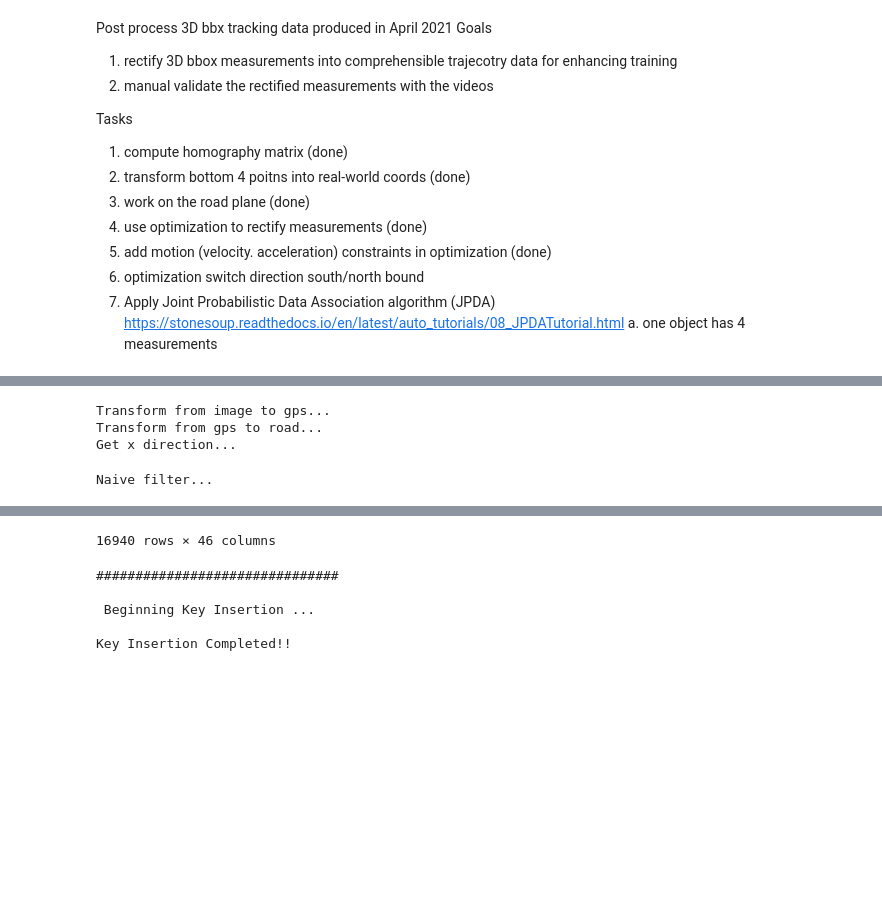
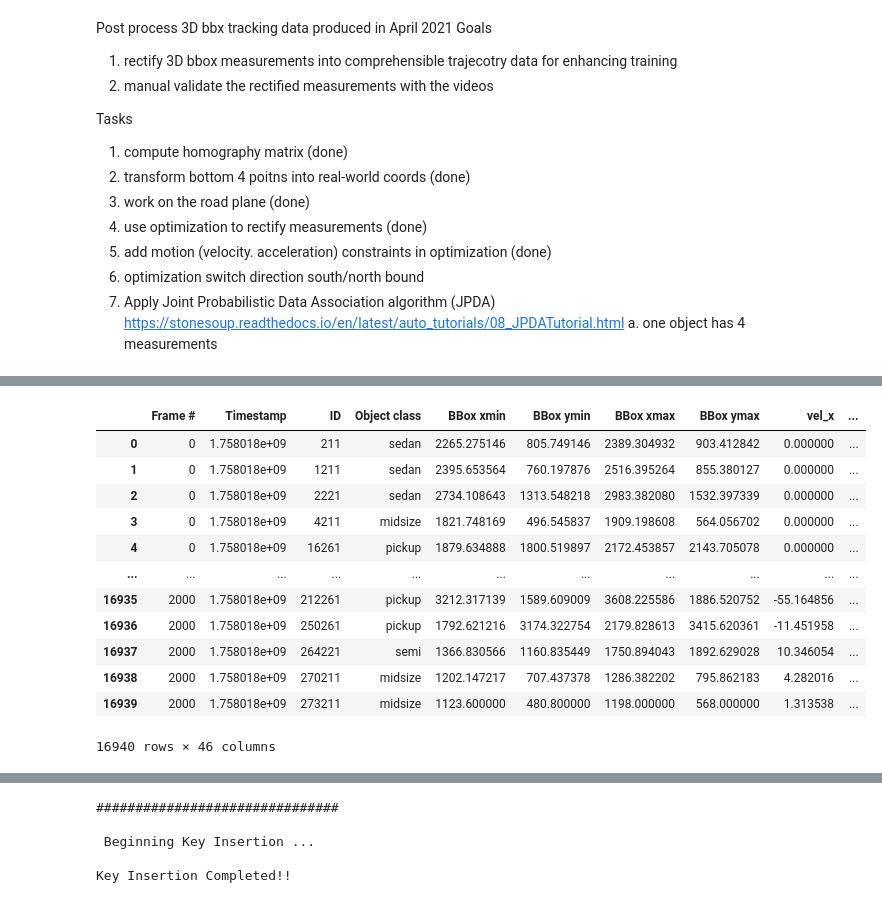
Before and after one commit to yanb514/I24-postprocessing, a Jupyter notebook: I24_3D_rectification.ipynb, the cells around one changed output, grey strips where cells are left out. Saved outputs shown, nothing was run; the diff lists cells and outputs as text; code cells hidden in the pictures; blank space fills up the shorter version.

Commit message:
waiting for transformation to be fixed

```diff
--- a/I24_3D_rectification.ipynb
+++ b/I24_3D_rectification.ipynb
@@ -30,24 +36,33 @@ import numpy.linalg as LA
 # %%
 data_path = pathlib.Path().absolute().joinpath('../2D-3D May 2021')
-file_name = data_path.joinpath('record_p2c1_00001_track_outputs_corrected_3D.csv')
+file_name = data_path.joinpath('rectified/rectified_record_p2c1_00001_track_outputs_corrected_3D.csv')
 df = utils.read_data(file_name,0)
 
-path_vpts = data_path.joinpath('camera_calibration_points_I24_validation_system.csv')
-print('Transform from image to gps...')
-df = utils.img_to_gps(df, 'P2C1', path_vpts) # P1C4 good
-A = [36.004654, -86.609976] # south west side, so that x, y coords obey counterclockwise
-B = [36.002114, -86.607129]
-print('Transform from gps to road...')
-df = utils.gps_to_road_df(df,A,B)
-print('Get x direction...')
-df = utils.get_x_direction(df)
-print('Naive filter...')
-df = utils.naive_filter_3D(df)
-# df = df[df['direction']>0]
-xmin,xmax,ymin,ymax = utils.get_xy_minmax(df)
+# path_vpts = data_path.joinpath('camera_calibration_points_I24_validation_system.csv')
+# print('Transform from image to gps...')
+# df = utils.img_to_gps(df, 'P2C1', path_vpts) # transform from pixel to gps coordinates
+# A = [36.004654, -86.609976] # south west side, so that x, y coords obey counterclockwise
+# B = [36.002114, -86.607129]
+# print('Transform from gps to road...')
+# df = utils.gps_to_road_df(df)
+# print('Get x direction...')
+# df = utils.get_x_direction(df)
+# print('Naive filter...')
+# df = utils.naive_filter_3D(df)
+# # df = df[df['direction']>0]
+# xmin,xmax,ymin,ymax = utils.get_xy_minmax(df)
 df
 # %% [output]
+|  | Frame # | Timestamp | ID | Object class | BBox xmin | BBox ymin | BBox xmax | BBox ymax | vel_x | ... |
+| 0 | 0 | 1.758018e+09 | 211 | sedan | 2265.275146 | 805.749146 | 2389.304932 | 903.412842 | 0.000000 | ... |
+| 1 | 0 | 1.758018e+09 | 1211 | sedan | 2395.653564 | 760.197876 | 2516.395264 | 855.380127 | 0.000000 | ... |
+| 2 | 0 | 1.758018e+09 | 2221 | sedan | 2734.108643 | 1313.548218 | 2983.382080 | 1532.397339 | 0.000000 | ... |
+| 3 | 0 | 1.758018e+09 | 4211 | midsize | 1821.748169 | 496.545837 | 1909.198608 | 564.056702 | 0.000000 | ... |
+| 4 | 0 | 1.758018e+09 | 16261 | pickup | 1879.634888 | 1800.519897 | 2172.453857 | 2143.705078 | 0.000000 | ... |
+| ... | ... | ... | ... | ... | ... | ... | ... | ... | ... | ... |
+| 16935 | 2000 | 1.758018e+09 | 212261 | pickup | 3212.317139 | 1589.609009 | 3608.225586 | 1886.520752 | -55.164856 | ... |
+| 16936 | 2000 | 1.758018e+09 | 250261 | pickup | 1792.621216 | 3174.322754 | 2179.828613 | 3415.620361 | -11.451958 | ... |
+| 16937 | 2000 | 1.758018e+09 | 264221 | semi | 1366.830566 | 1160.835449 | 1750.894043 | 1892.629028 | 10.346054 | ... |
+| 16938 | 2000 | 1.758018e+09 | 270211 | midsize | 1202.147217 | 707.437378 | 1286.382202 | 795.862183 | 4.282016 | ... |
+| 16939 | 2000 | 1.758018e+09 | 273211 | midsize | 1123.600000 | 480.800000 | 1198.000000 | 568.000000 | 1.313538 | ... |
-Transform from image to gps...
-Transform from gps to road...
-Get x direction...
+16940 rows × 46 columns
-Naive filter...
@@ -66,4 +69,3 @@ Naive filter...
-16940 rows × 46 columns
 # %%
 import utils
 importlib.reload(utils)
```
Also changed, not shown: parts of 2 cells of this notebook, 1 other file.
